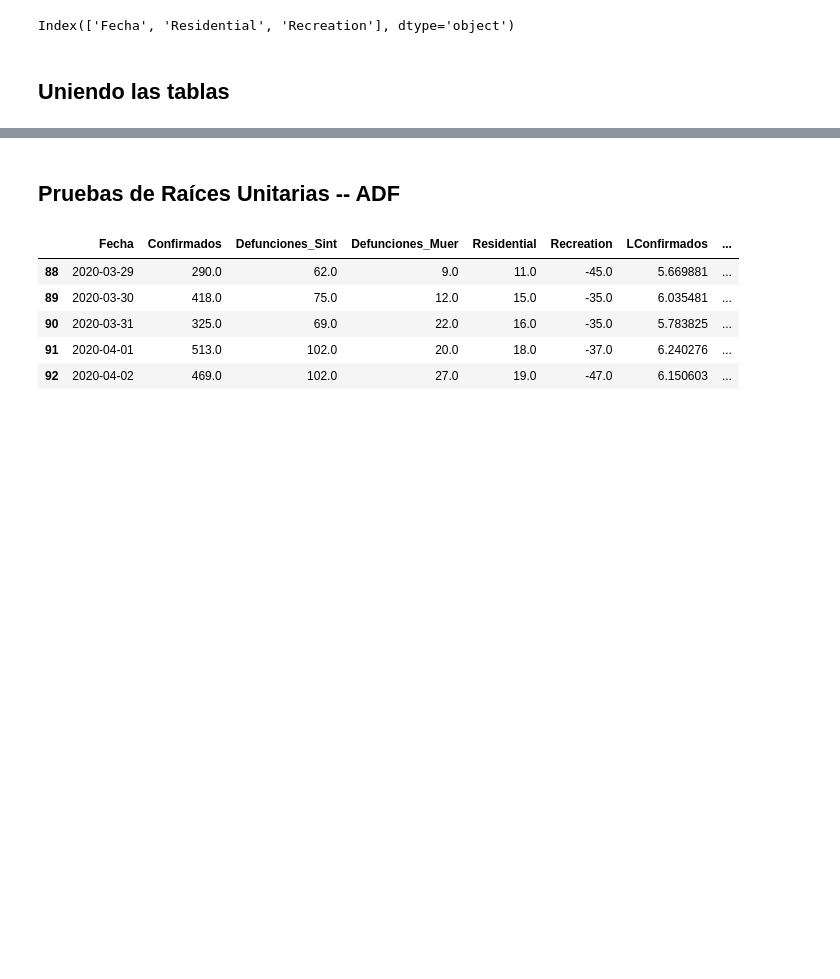
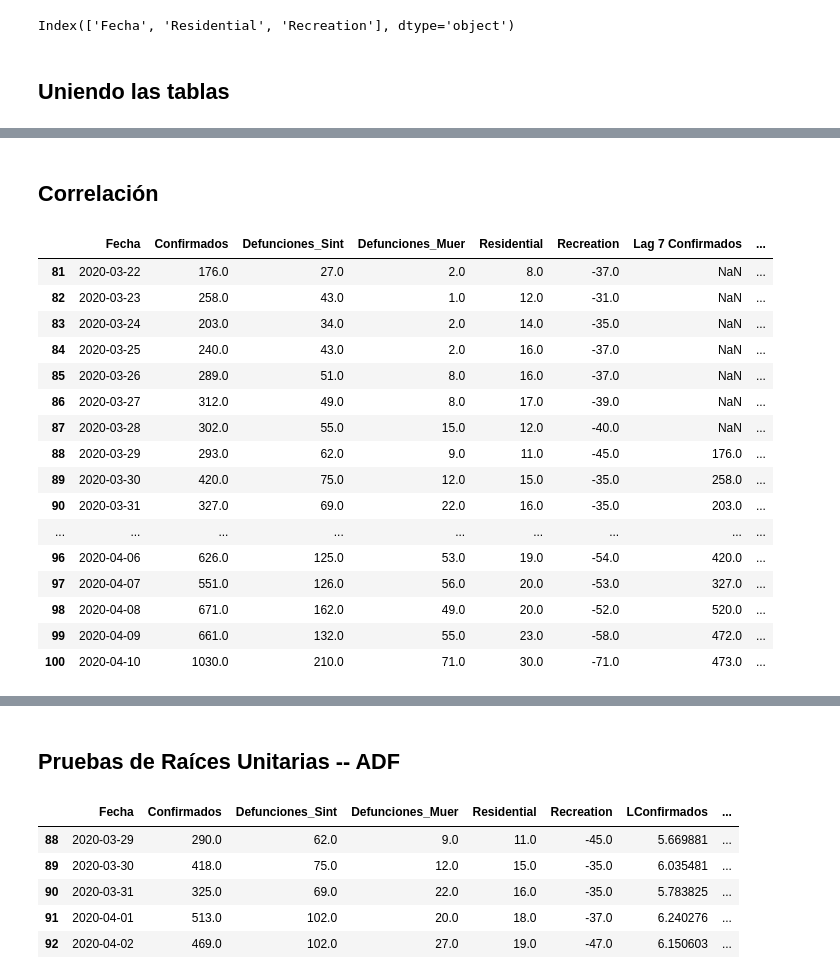
Before and after one commit to benjov/Paper-Covid-2020, a Jupyter notebook: Consolidado_Estadistica_Covid19_Mortalidad_Mobility.ipynb, the cells around one changed output, grey strips where cells are left out. Saved outputs shown, nothing was run; the diff lists cells and outputs as text; code cells hidden in the pictures; blank space fills up the shorter version.

```diff
--- a/Consolidado_Estadistica_Covid19_Mortalidad_Mobility.ipynb
+++ b/Consolidado_Estadistica_Covid19_Mortalidad_Mobility.ipynb
@@ -105,0 +107,37 @@ Datos.head()
+# %% [markdown]
+## Correlación
+# %%
+#
+DF = Datos[Datos['Fecha'] >= '2020-03-22'].dropna(how = 'any')
+
+DF['Lag 7 Confirmados'] = DF['Confirmados'].shift(7)
+DF['Lag 7 Defunciones_Sint'] = DF['Defunciones_Sint'].shift(7)
+DF['Lag 7 Defunciones_Muer'] = DF['Defunciones_Muer'].shift(7)
+DF['Lag 7 Residential'] = DF['Residential'].shift(7)
+DF['Lag 7 Recreation'] = DF['Recreation'].shift(7)
+
+DF['Lag 14 Confirmados'] = DF['Confirmados'].shift(14)
+DF['Lag 14 Defunciones_Sint'] = DF['Defunciones_Sint'].shift(14)
+DF['Lag 14 Defunciones_Muer'] = DF['Defunciones_Muer'].shift(14)
+DF['Lag 14 Residential'] = DF['Residential'].shift(14)
+DF['Lag 14 Recreation'] = DF['Recreation'].shift(14)
+
+DF.head(20)
+# %% [output]
+|  | Fecha | Confirmados | Defunciones_Sint | Defunciones_Muer | Residential | Recreation | Lag 7 Confirmados | ... |
+| 81 | 2020-03-22 | 176.0 | 27.0 | 2.0 | 8.0 | -37.0 | NaN | ... |
+| 82 | 2020-03-23 | 258.0 | 43.0 | 1.0 | 12.0 | -31.0 | NaN | ... |
+| 83 | 2020-03-24 | 203.0 | 34.0 | 2.0 | 14.0 | -35.0 | NaN | ... |
+| 84 | 2020-03-25 | 240.0 | 43.0 | 2.0 | 16.0 | -37.0 | NaN | ... |
+| 85 | 2020-03-26 | 289.0 | 51.0 | 8.0 | 16.0 | -37.0 | NaN | ... |
+| 86 | 2020-03-27 | 312.0 | 49.0 | 8.0 | 17.0 | -39.0 | NaN | ... |
+| 87 | 2020-03-28 | 302.0 | 55.0 | 15.0 | 12.0 | -40.0 | NaN | ... |
+| 88 | 2020-03-29 | 293.0 | 62.0 | 9.0 | 11.0 | -45.0 | 176.0 | ... |
+| 89 | 2020-03-30 | 420.0 | 75.0 | 12.0 | 15.0 | -35.0 | 258.0 | ... |
+| 90 | 2020-03-31 | 327.0 | 69.0 | 22.0 | 16.0 | -35.0 | 203.0 | ... |
+| ... | ... | ... | ... | ... | ... | ... | ... | ... |
+| 96 | 2020-04-06 | 626.0 | 125.0 | 53.0 | 19.0 | -54.0 | 420.0 | ... |
+| 97 | 2020-04-07 | 551.0 | 126.0 | 56.0 | 20.0 | -53.0 | 327.0 | ... |
+| 98 | 2020-04-08 | 671.0 | 162.0 | 49.0 | 20.0 | -52.0 | 520.0 | ... |
+| 99 | 2020-04-09 | 661.0 | 132.0 | 55.0 | 23.0 | -58.0 | 472.0 | ... |
+| 100 | 2020-04-10 | 1030.0 | 210.0 | 71.0 | 30.0 | -71.0 | 473.0 | ... |
```
Also changed, not shown: parts of 6 cells of this notebook, 1 other file.
